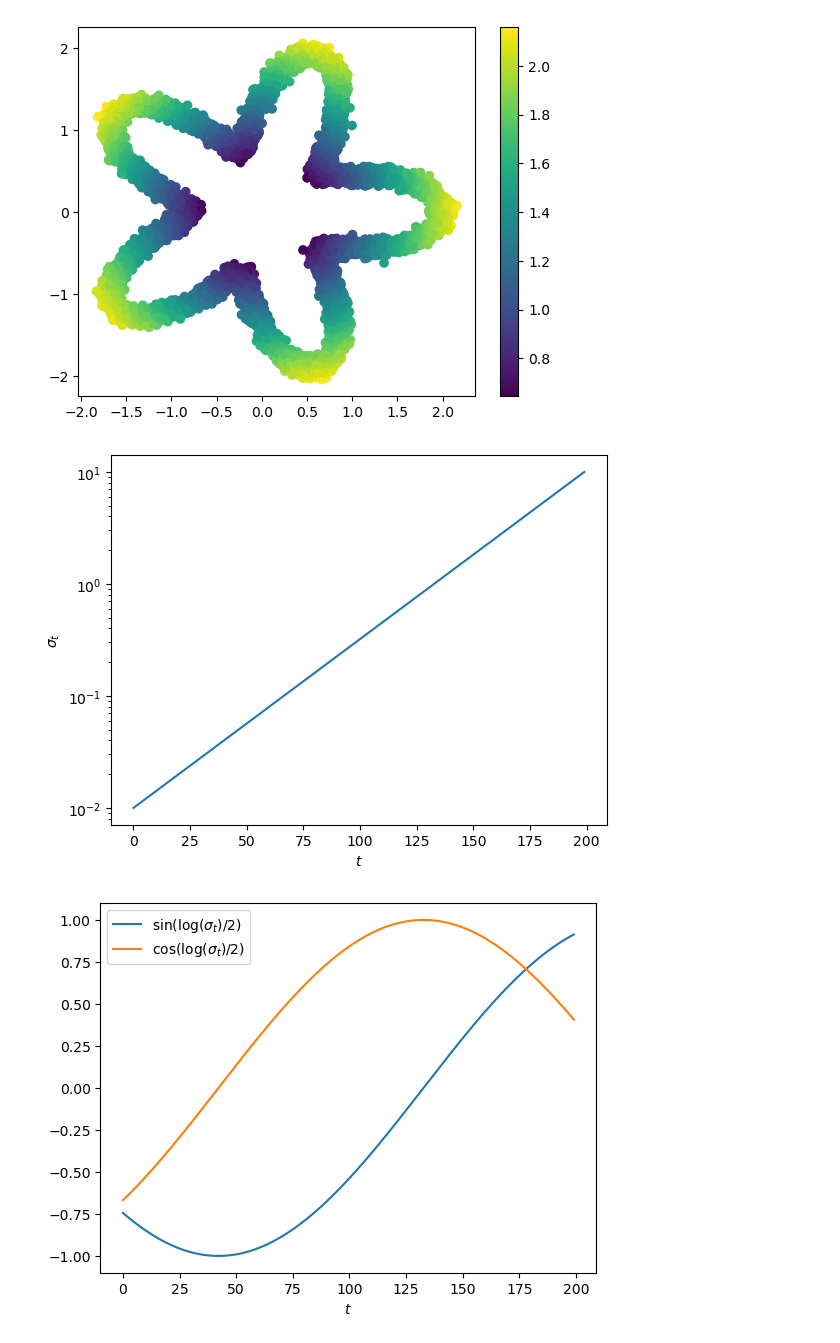
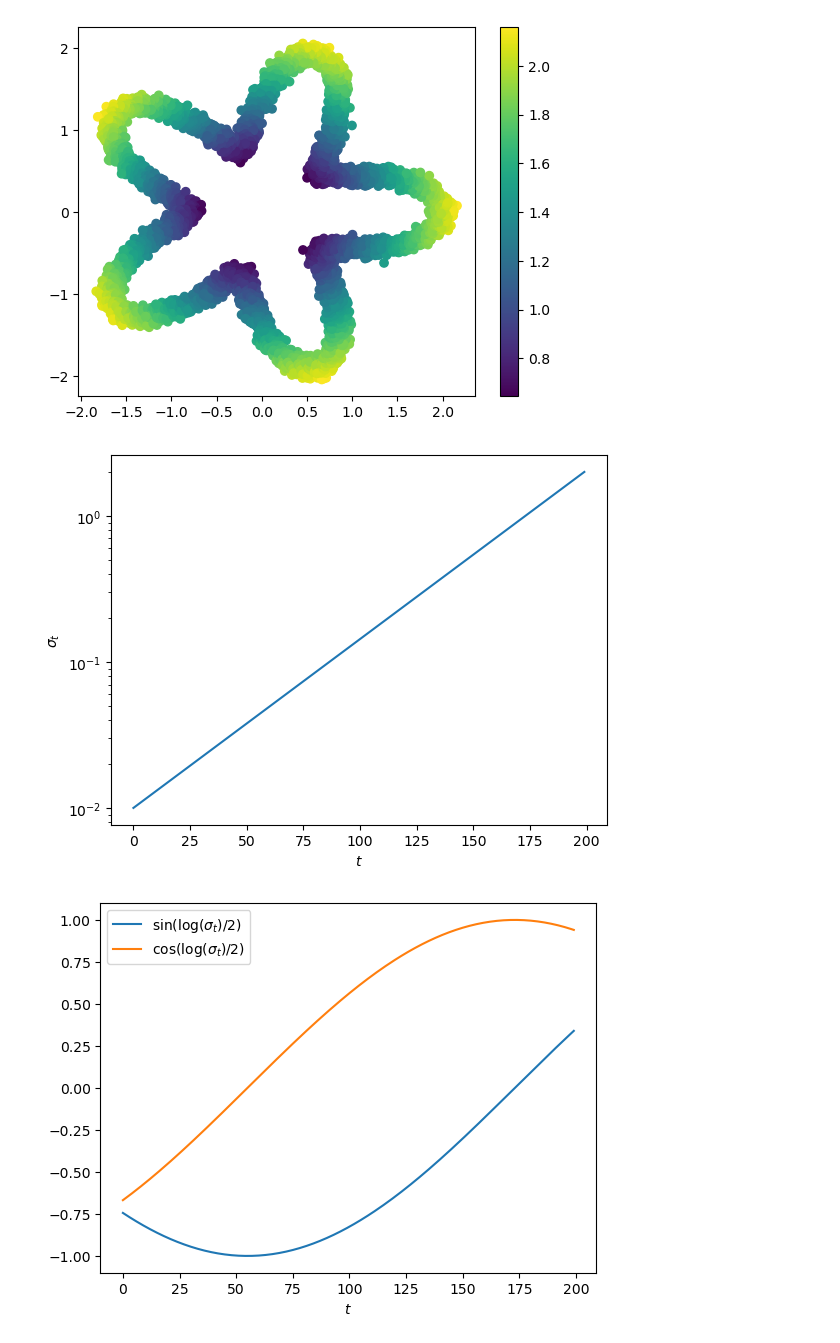
Before and after one commit to s-a-malik/smalldiffusion, a Jupyter notebook: debug.ipynb, the cells around one changed output. Drawn from its saved outputs; the diff is of its cells as text; code cells hidden in the pictures.

```diff
--- a/debug.ipynb
+++ b/debug.ipynb
@@ -37,22 +37,22 @@ plt.show()
 torch.Size([10000]) torch.Size([10000]) torch.Size([10000])
 [figure]
 # %%
-schedule = ScheduleLogLinear(N=200, sigma_min=0.01, sigma_max=10)
+schedule = ScheduleLogLinear(N=200, sigma_min=0.01, sigma_max=2)
 plt.plot(schedule.sigmas)
 plt.xlabel('$t$')
 plt.ylabel('$\sigma_t$')
 plt.yscale('log')
 plt.show()
 
 sx, sy = get_sigma_embeds(len(schedule), schedule.sigmas).T
 plt.plot(sx, label='$\sin(\log(\sigma_t)/2)$')
 plt.plot(sy, label='$\cos(\log(\sigma_t)/2)$')
 plt.xlabel('$t$')
 plt.legend()
 plt.show()
 # %% [output]
-[figure, old version]
+[figure, new version]
-[figure, old version]
+[figure, new version]
 # %%
 model = TimeInputMLPConditional(dim=2, cond_dim=1, cond_hid_dim=16, hidden_dims=(16,128,256,128,16))
 trainer = classifier_free_guidance_training_loop(loader, model, schedule, epochs=1000, lr=1e-3, drop_prob=0.2)
```
Also changed, not shown: parts of 4 cells of this notebook.
